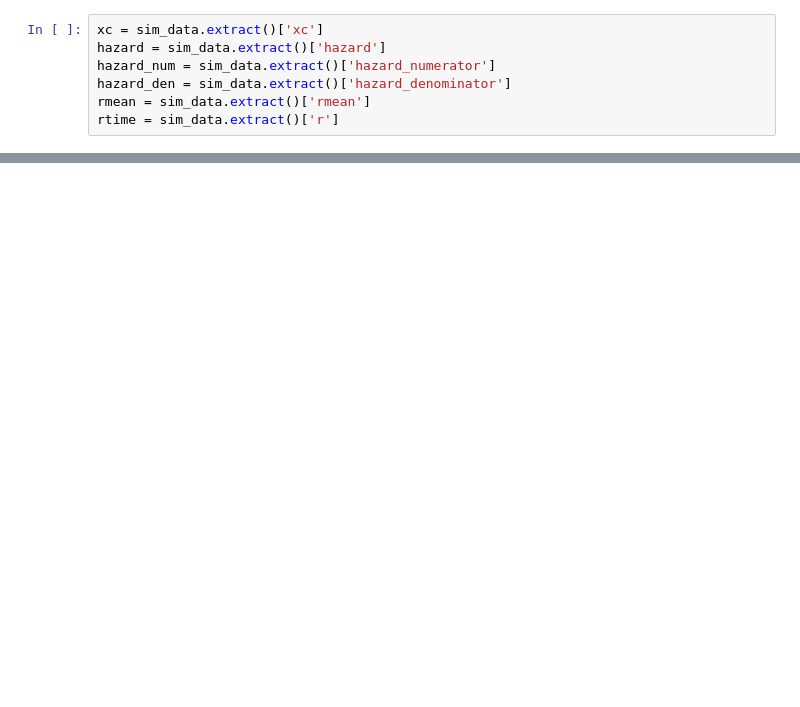
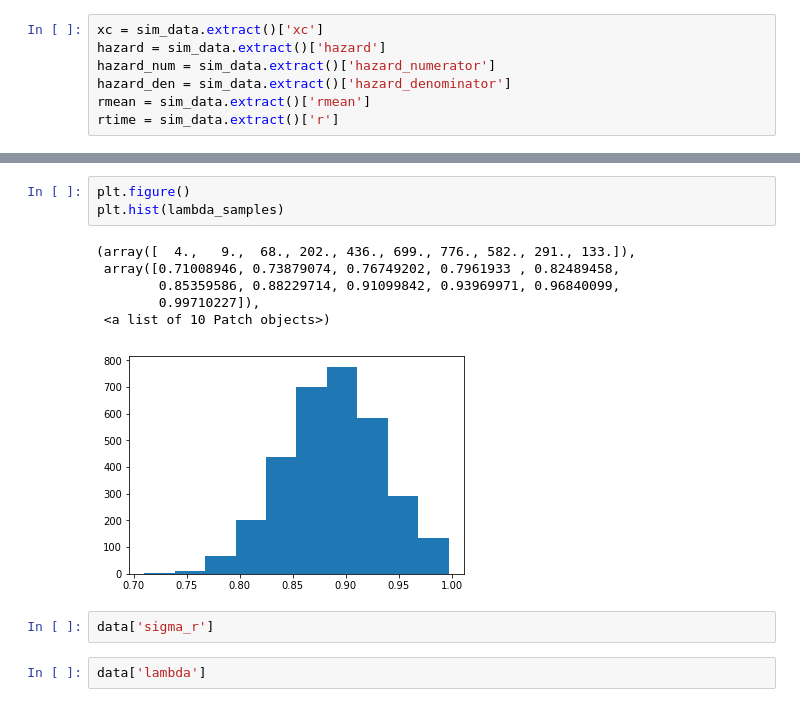
Before and after one commit to nhat-le/marmoset, a Jupyter notebook: bayesian_estimation.ipynb, the cells around one changed output, grey strips where cells are left out. Drawn from its saved outputs; the diff is of its cells as text; blank space fills up the shorter version.

```diff
--- a/bayesian_estimation.ipynb
+++ b/bayesian_estimation.ipynb
@@ -95,0 +123,14 @@ array([0.72259571, 0.72259571, 0.72259571, 0.72259571, 0.72259571,
+# %%
+plt.figure()
+plt.hist(lambda_samples)
+# %% [output]
+(array([  4.,   9.,  68., 202., 436., 699., 776., 582., 291., 133.]),
+ array([0.71008946, 0.73879074, 0.76749202, 0.7961933 , 0.82489458,
+        0.85359586, 0.88229714, 0.91099842, 0.93969971, 0.96840099,
+        0.99710227]),
+ <a list of 10 Patch objects>)
+[figure, added]
+# %%
+data['sigma_r']
+# %%
+data['lambda']
```
Also changed, not shown: parts of 23 cells of this notebook, 3 other files.
